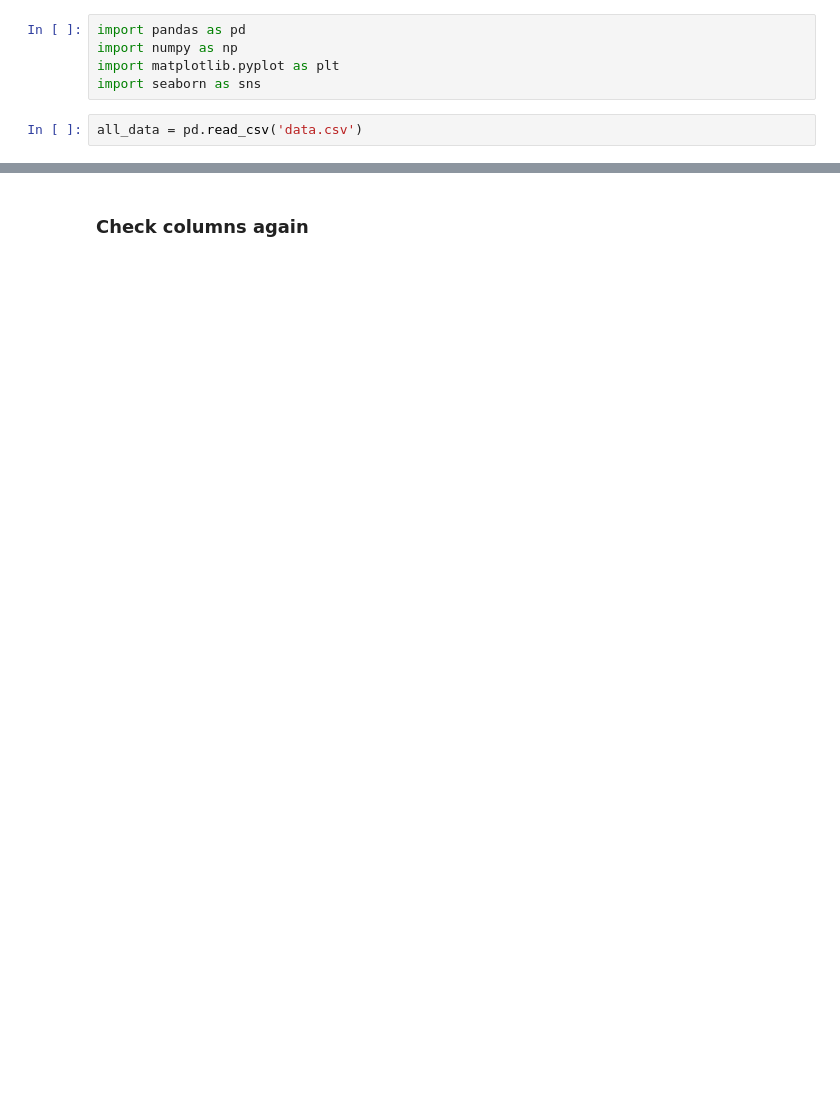
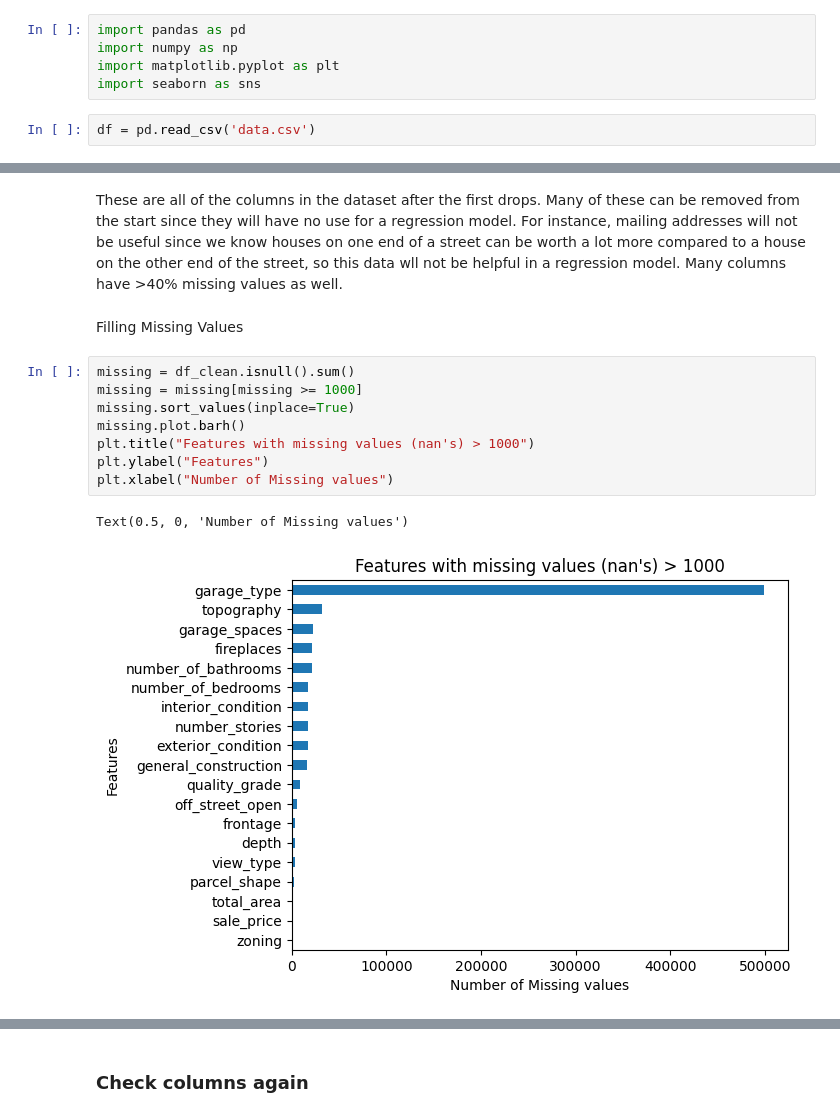
Before and after one commit to pwjensen/CMPSC445, a Jupyter notebook: Project1_445.ipynb, the cells around one changed output, grey strips where cells are left out. Drawn from its saved outputs; the diff is of its cells as text; blank space fills up the shorter version.

```diff
--- a/Project1_445.ipynb
+++ b/Project1_445.ipynb
@@ -19,4 +12,4 @@ import numpy as np
 import matplotlib.pyplot as plt
 import seaborn as sns
 # %%
-all_data = pd.read_csv('data.csv')
+df = pd.read_csv('data.csv')
@@ -71,0 +164,15 @@ data = data.drop(columns_missing, axis = 1)
+# %% [markdown]
+These are all of the columns in the dataset after the first drops. Many of these can be removed from the start since they will have no use for a regression model. For instance, mailing addresses will not be useful since we know houses on one end of a street can be worth a lot more compared to a house on the other end of the street, so this data wll not be helpful in a regression model. Many columns have >40% missing values as well.
+# %% [markdown]
+Filling Missing Values
+# %%
+missing = df_clean.isnull().sum()
+missing = missing[missing >= 1000]
+missing.sort_values(inplace=True)
+missing.plot.barh()
+plt.title("Features with missing values (nan's) > 1000")
+plt.ylabel("Features")
+plt.xlabel("Number of Missing values")
+# %% [output]
+Text(0.5, 0, 'Number of Missing values')
+[figure, added]
```
Also changed, not shown: parts of 43 cells of this notebook, 1 other file.
